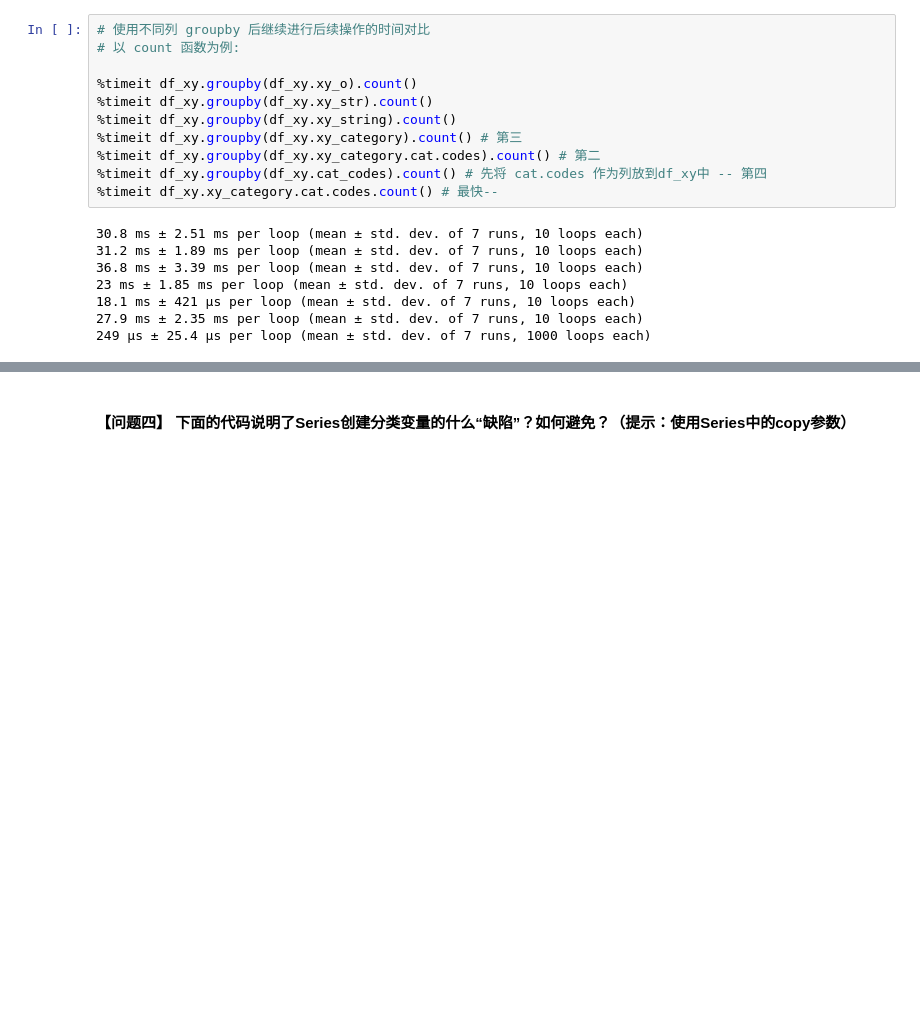
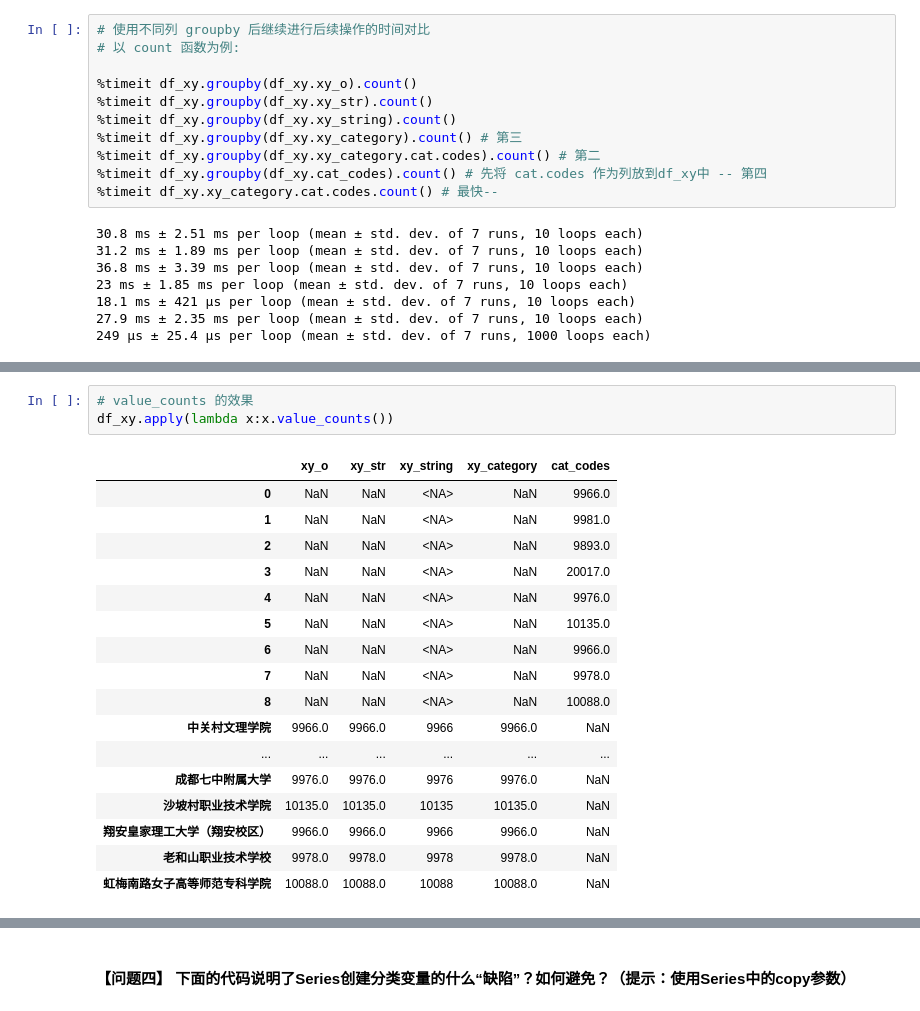
Before and after one commit to flashriver/joyfull_pandas, a Jupyter notebook: 08.ipynb, the cells around one changed output, grey strips where cells are left out. Cells and saved outputs as stored; diff of their text form; blank space fills up the shorter version.

```diff
--- a/08.ipynb
+++ b/08.ipynb
@@ -1413,0 +1562,21 @@ df_xy['cat_codes']= df_xy.xy_category.cat.codes
+# %%
+# value_counts 的效果
+df_xy.apply(lambda x:x.value_counts())
+# %% [output]
+|  | xy_o | xy_str | xy_string | xy_category | cat_codes |
+| 0 | NaN | NaN | <NA> | NaN | 9966.0 |
+| 1 | NaN | NaN | <NA> | NaN | 9981.0 |
+| 2 | NaN | NaN | <NA> | NaN | 9893.0 |
+| 3 | NaN | NaN | <NA> | NaN | 20017.0 |
+| 4 | NaN | NaN | <NA> | NaN | 9976.0 |
+| 5 | NaN | NaN | <NA> | NaN | 10135.0 |
+| 6 | NaN | NaN | <NA> | NaN | 9966.0 |
+| 7 | NaN | NaN | <NA> | NaN | 9978.0 |
+| 8 | NaN | NaN | <NA> | NaN | 10088.0 |
+| 中关村文理学院 | 9966.0 | 9966.0 | 9966 | 9966.0 | NaN |
+| ... | ... | ... | ... | ... | ... |
+| 成都七中附属大学 | 9976.0 | 9976.0 | 9976 | 9976.0 | NaN |
+| 沙坡村职业技术学院 | 10135.0 | 10135.0 | 10135 | 10135.0 | NaN |
+| 翔安皇家理工大学（翔安校区） | 9966.0 | 9966.0 | 9966 | 9966.0 | NaN |
+| 老和山职业技术学校 | 9978.0 | 9978.0 | 9978 | 9978.0 | NaN |
+| 虹梅南路女子高等师范专科学院 | 10088.0 | 10088.0 | 10088 | 10088.0 | NaN |
```
Also changed, not shown: parts of 10 cells of this notebook, 1 other file.
